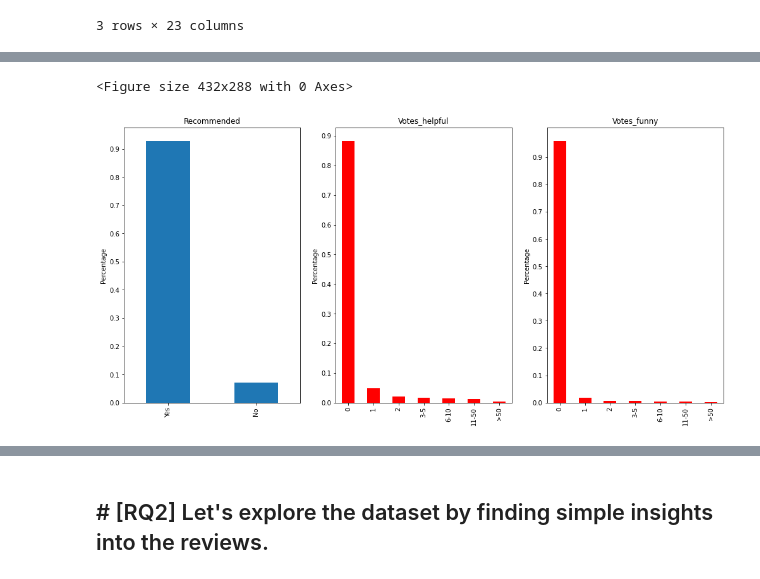
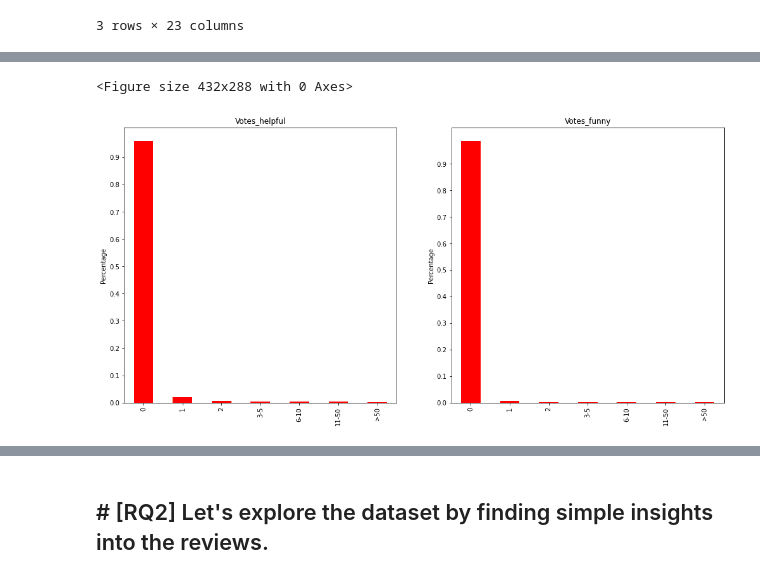
Before and after one commit to S4b3/ADM-HW2-Group44, a Jupyter notebook: main.ipynb, the cells around one changed output, grey strips where cells are left out. Cells and saved outputs as stored; diff of their text form; code cells hidden in the pictures.

```diff
--- a/main.ipynb
+++ b/main.ipynb
@@ -50,6 +68,5 @@ from googletrans import Translator
 # %%
-# read the main csv and parse it in a pandas dataframe
-dataframe = pd.read_csv('./steam_reviews.csv')
+dataframe = pd.read_csv('./steam_reviews.csv', nrows= 5000000)
 print(dataframe.columns)
 # %% [output]
 FileNotFoundError: [Errno 2] No such file or directory: './steam_reviews.csv'
@@ -193,5 +73,3 @@ print(df_extensions_joined['app_name'])
-# %%
-dataframe = dataframe.append(df_extensions_joined)
 # %% [markdown]
 # [RQ1]
 # %%
@@ -233,42 +184,33 @@ recomm_amount = dataframe["recommended"].value_counts()
 recomm_amount = recomm_amount/sum(recomm_amount)
 #print(recomm_amount)
 
 helpful=dataframe["votes_helpful"].value_counts()
 my_bins=[0,1,2,3,5,10,50,max(helpful)]
 out=pd.cut(dataframe["votes_helpful"],bins=my_bins,include_lowest=True)
 ax=out.value_counts(sort=False)
 ax=ax/sum(ax)
 #print(ax)
 
 funny=dataframe["votes_funny"].value_counts()
 my_bins=[0,1,2,3,5,10,50,max(funny)]
 out2=pd.cut(dataframe["votes_funny"],bins=my_bins,include_lowest=True)
 bx=out2.value_counts(sort=False)
 bx=bx/sum(bx)
 #print(bx)
 
-
-
 plt.figure()
 fig=plt.figure(figsize=(17,8))
-plt.subplot(131)
-recomm_amount.plot.bar(
-    title='Recommended',
-ylabel='Percentage',)
-plt.yticks(np.arange(0,1,0.1))
-plt.xticks([0,1],['Yes','No'])
-
-plt.subplot(132)
+plt.subplot(121)
 ax.plot.bar(color='r',title="Votes_helpful",ylabel='Percentage')
 plt.xticks([0,1,2,3,4,5,6],['0','1','2','3-5','6-10','11-50','>50'])
 plt.yticks(np.arange(0,1,0.1))
 
-plt.subplot(133)
+plt.subplot(122)
 bx.plot.bar(color='r',title="Votes_funny",ylabel='Percentage')
 plt.xticks([0,1,2,3,4,5,6],['0','1','2','3-5','6-10','11-50','>50'])
 plt.yticks(np.arange(0,1,0.1))
 
 plt.show()
 # %% [output]
 <Figure size 432x288 with 0 Axes>
-[figure, old version]
+[figure, new version]
```
Also changed, not shown: parts of 60 cells of this notebook.
